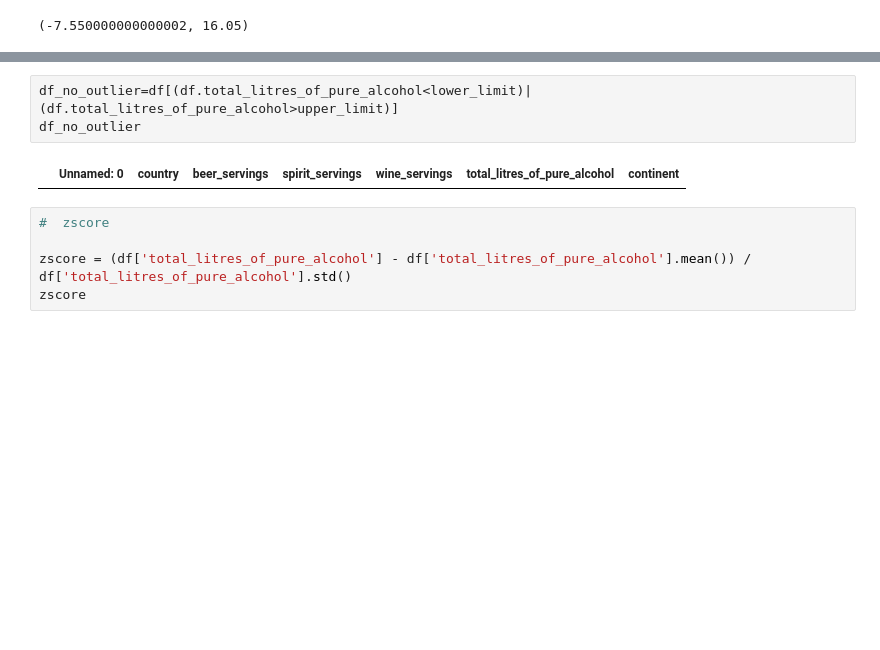
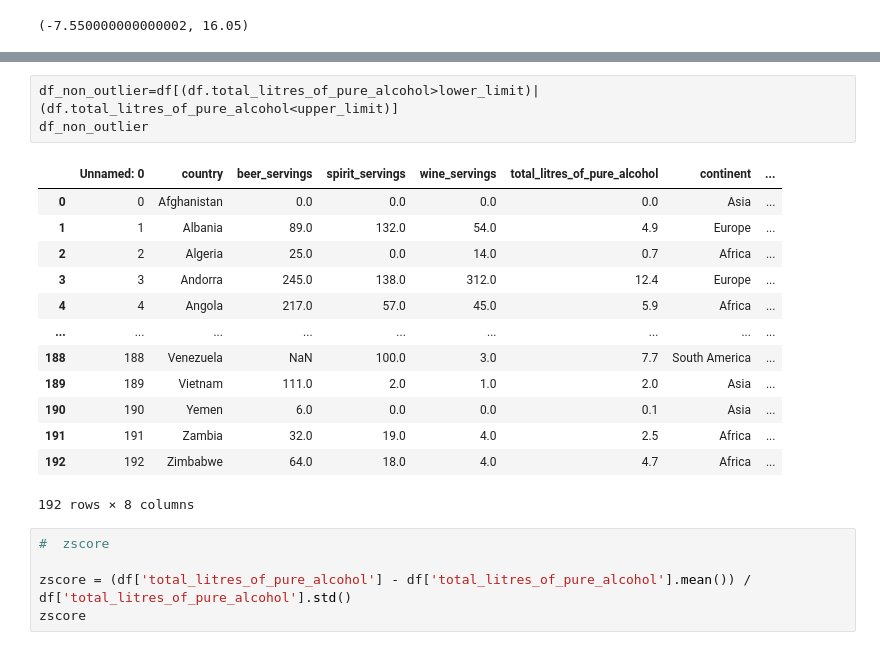
Before and after one commit to alenready/A1, a Jupyter notebook: Untitled21.ipynb, the cells around one changed output, grey strips where cells are left out. Drawn from its saved outputs; the diff is of its cells as text; blank space fills up the shorter version.

Commit message:
Assign on Outliers using IQR and Zscore method Created using Colab

```diff
--- a/Untitled21.ipynb
+++ b/Untitled21.ipynb
@@ -63,8 +63,20 @@ outliers
 # %%
-df_no_outlier=df[(df.total_litres_of_pure_alcohol<lower_limit)|(df.total_litres_of_pure_alcohol>upper_limit)]
-df_no_outlier
+df_non_outlier=df[(df.total_litres_of_pure_alcohol>lower_limit)|(df.total_litres_of_pure_alcohol<upper_limit)]
+df_non_outlier
 # %% [output]
-|  | Unnamed: 0 | country | beer_servings | spirit_servings | wine_servings | total_litres_of_pure_alcohol | continent |
+|  | Unnamed: 0 | country | beer_servings | spirit_servings | wine_servings | total_litres_of_pure_alcohol | continent | ... |
+| 0 | 0 | Afghanistan | 0.0 | 0.0 | 0.0 | 0.0 | Asia | ... |
+| 1 | 1 | Albania | 89.0 | 132.0 | 54.0 | 4.9 | Europe | ... |
+| 2 | 2 | Algeria | 25.0 | 0.0 | 14.0 | 0.7 | Africa | ... |
+| 3 | 3 | Andorra | 245.0 | 138.0 | 312.0 | 12.4 | Europe | ... |
+| 4 | 4 | Angola | 217.0 | 57.0 | 45.0 | 5.9 | Africa | ... |
+| ... | ... | ... | ... | ... | ... | ... | ... | ... |
+| 188 | 188 | Venezuela | NaN | 100.0 | 3.0 | 7.7 | South America | ... |
+| 189 | 189 | Vietnam | 111.0 | 2.0 | 1.0 | 2.0 | Asia | ... |
+| 190 | 190 | Yemen | 6.0 | 0.0 | 0.0 | 0.1 | Asia | ... |
+| 191 | 191 | Zambia | 32.0 | 19.0 | 4.0 | 2.5 | Africa | ... |
+| 192 | 192 | Zimbabwe | 64.0 | 18.0 | 4.0 | 4.7 | Africa | ... |
+192 rows × 8 columns
 # %%
 #  zscore
 
```
Also changed, not shown: parts of 2 cells of this notebook.
